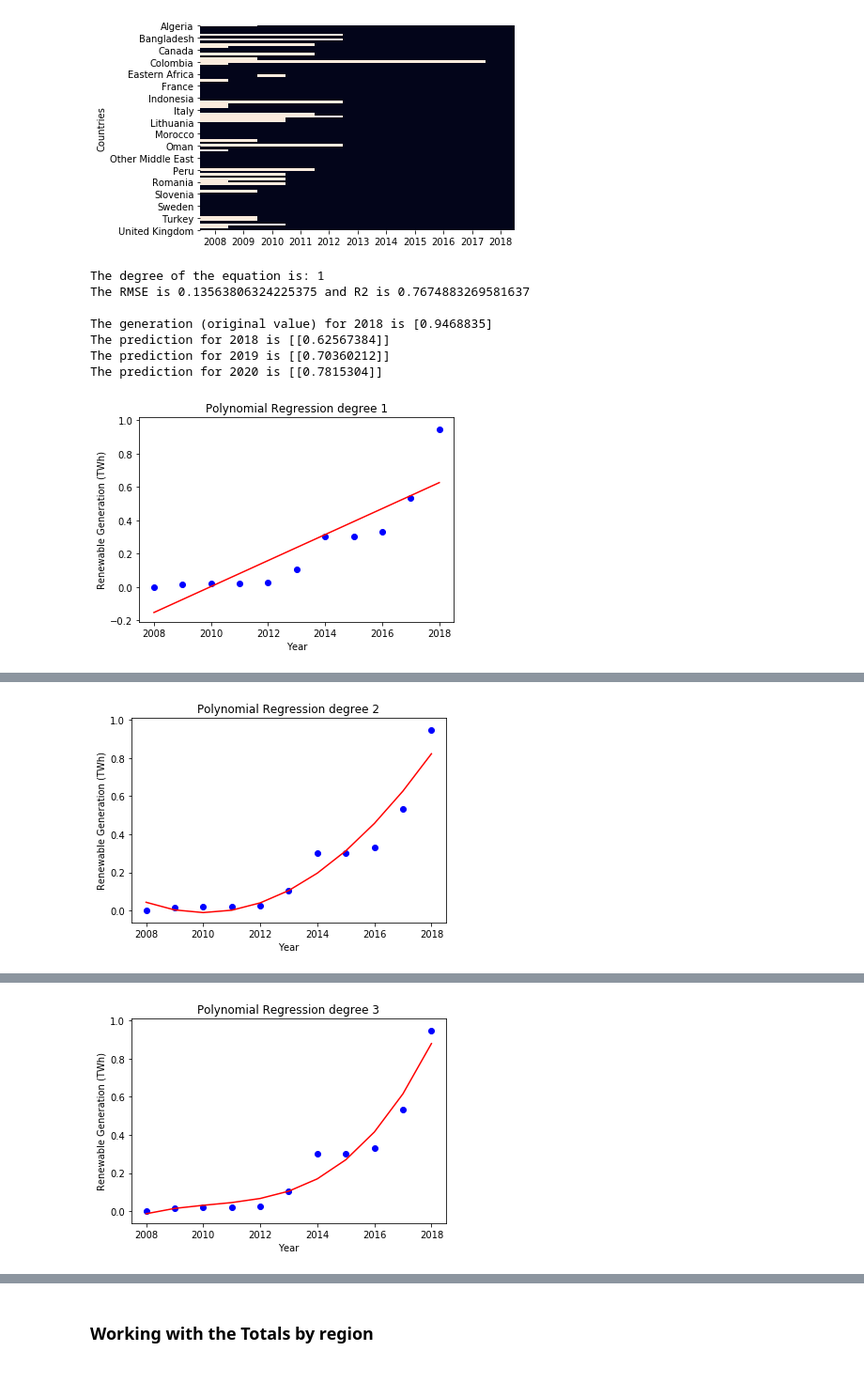
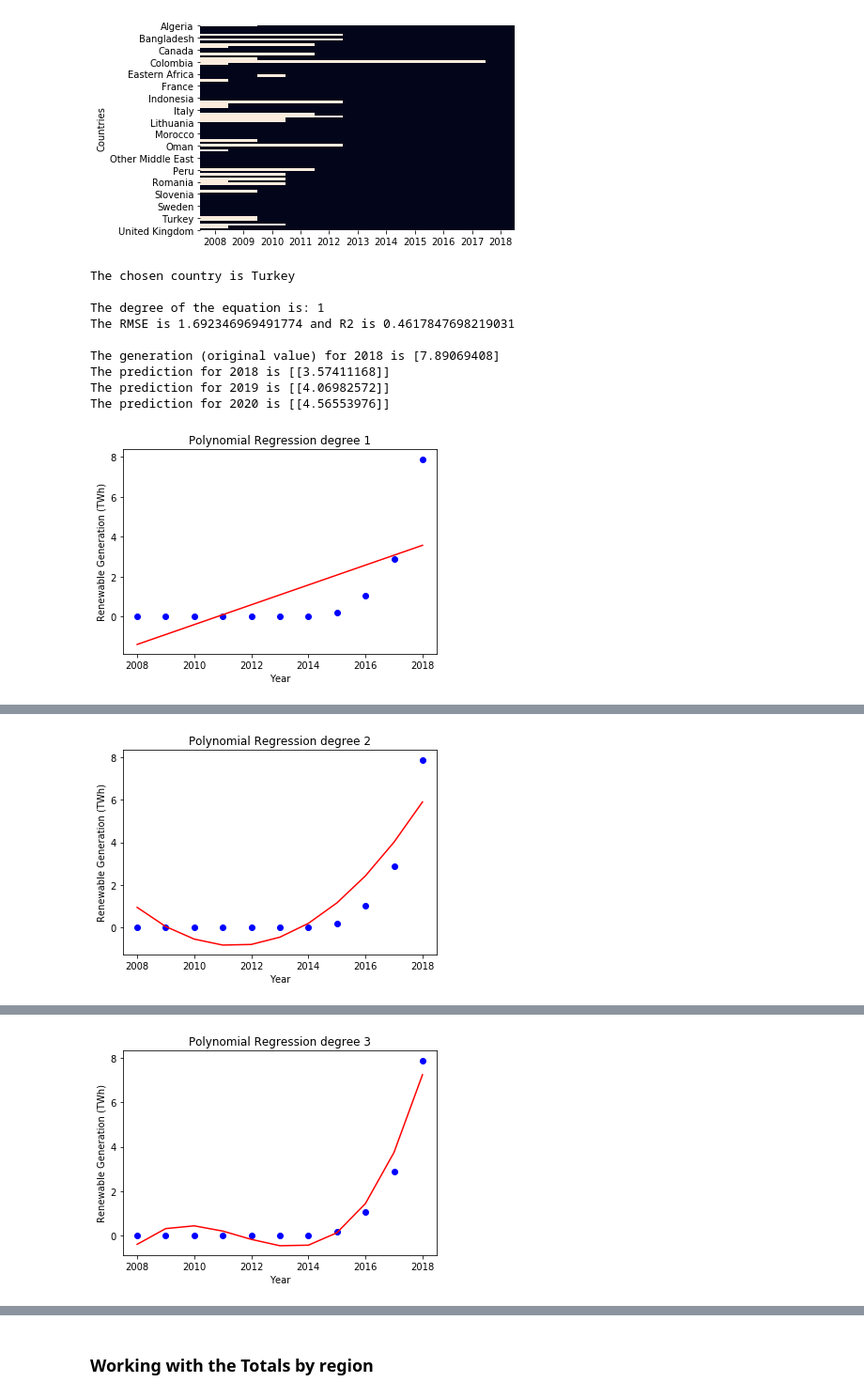
Before and after one commit to Tayzerdo/Renewable-energy, a Jupyter notebook: Solar energy analysis.ipynb, the cells around one changed output, grey strips where cells are left out. Shown: that part at 94% size. Saved outputs shown, nothing was run; the diff lists cells and outputs as text; code cells hidden in the pictures.

```diff
--- a/Solar energy analysis.ipynb
+++ b/Solar energy analysis.ipynb
@@ -187,44 +187,56 @@ sns.heatmap(Countries_New.isin([0]), cbar=False)
 # %%
 #Linear regression for one country
 df=Countries_New.transpose()
 x=df.index.values.reshape(-1,1)
-y=df['United Arab Emirates'].values.reshape(-1,1)
 
-for i in range(1,5):
-    print('The degree of the equation is: '+str(i))
+#Choose here the country name to make the prediction
+Country_Name = 'Turkey'
 
-    #Fit the Poly regression
-    poly = PolynomialFeatures(degree = i)
-    x_poly = poly.fit_transform(x)
-    poly.fit(x_poly,y)
 
-    lin=LinearRegression()
-    lin.fit(x_poly,y)
-    y_poly_pred = lin.predict(x_poly)
+try:
+    print(f'The chosen country is {Country_Name}')
+    print('')
+    y=df[Country_Name].values.reshape(-1,1)
+    for i in range(1,5):
+        print('The degree of the equation is: '+str(i))
 
-    rmse = np.sqrt(mean_squared_error(y,y_poly_pred))
-    r2 = r2_score(y,y_poly_pred)
-    print('The RMSE is {} and R2 is {}'. format(rmse, r2))
-    print('')
-    print('The generation (original value) for 2018 is {}'.format(y[-1]))
-    print('The prediction for 2018 is {}'.format(lin.predict(poly.fit_transform([[2018]]))))
-    print('The prediction for 2019 is {}'.format(lin.predict(poly.fit_transform([[2019]]))))
-    print('The prediction for 2020 is {}'.format(lin.predict(poly.fit_transform([[2020]]))))
+        #Fit the Poly regression
+        poly = PolynomialFeatures(degree = i)
+        x_poly = poly.fit_transform(x)
+        poly.fit(x_poly,y)
 
-    #Plot Poly regression
-    plt.scatter(x,y,color='blue')
-    plt.plot(x,lin.predict(poly.fit_transform(x)),color='red')
-    plt.title('Polynomial Regression degree '+str(i))
-    plt.xlabel('Year')
-    plt.ylabel('Renewable Generation (TWh)')
-    plt.show()
+        lin=LinearRegression()
+        lin.fit(x_poly,y)
+        y_poly_pred = lin.predict(x_poly)
+
+        rmse = np.sqrt(mean_squared_error(y,y_poly_pred))
+        r2 = r2_score(y,y_poly_pred)
+        print('The RMSE is {} and R2 is {}'. format(rmse, r2))
+        print('')
+        print('The generation (original value) for 2018 is {}'.format(y[-1]))
+        print('The prediction for 2018 is {}'.format(lin.predict(poly.fit_transform([[2018]]))))
+        print('The prediction for 2019 is {}'.format(lin.predict(poly.fit_transform([[2019]]))))
+        print('The prediction for 2020 is {}'.format(lin.predict(poly.fit_transform([[2020]]))))
+
+        #Plot Poly regression
+        plt.scatter(x,y,color='blue')
+        plt.plot(x,lin.predict(poly.fit_transform(x)),color='red')
+        plt.title('Polynomial Regression degree '+str(i))
+        plt.xlabel('Year')
+        plt.ylabel('Renewable Generation (TWh)')
+        plt.show()
+
+except:
+    print('Country not found')
 # %% [output]
+The chosen country is Turkey
+
 The degree of the equation is: 1
-The RMSE is 0.13563806324225375 and R2 is 0.7674883269581637
+The RMSE is 1.692346969491774 and R2 is 0.4617847698219031
 
-The generation (original value) for 2018 is [0.9468835]
-The prediction for 2018 is [[0.62567384]]
-The prediction for 2019 is [[0.70360212]]
-The prediction for 2020 is [[0.7815304]]
+The generation (original value) for 2018 is [7.89069408]
+The prediction for 2018 is [[3.57411168]]
+The prediction for 2019 is [[4.06982572]]
+The prediction for 2020 is [[4.56553976]]
-[figure, old version]
+[figure, new version]
 The degree of the equation is: 2
@@ -237,2 +249,2 @@ The prediction for 2020 is [[1.2931255]]
-[figure, old version]
+[figure, new version]
 The degree of the equation is: 3
@@ -245,2 +257,2 @@ The prediction for 2020 is [[1.63748591]]
-[figure, old version]
+[figure, new version]
 The degree of the equation is: 4
```
Also changed, not shown: parts of 4 cells of this notebook, 1 other file.
